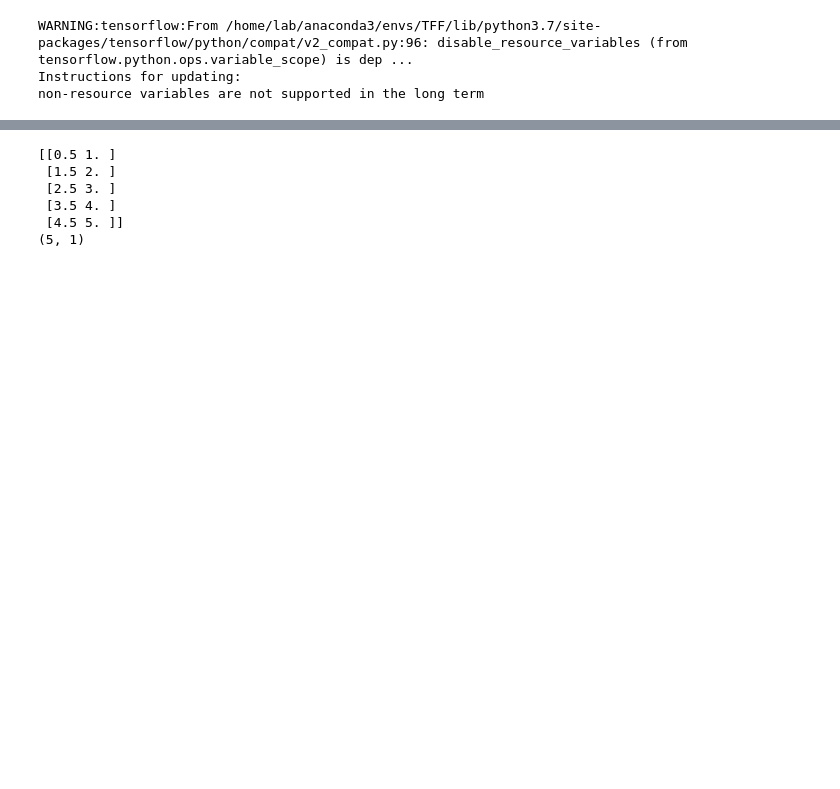
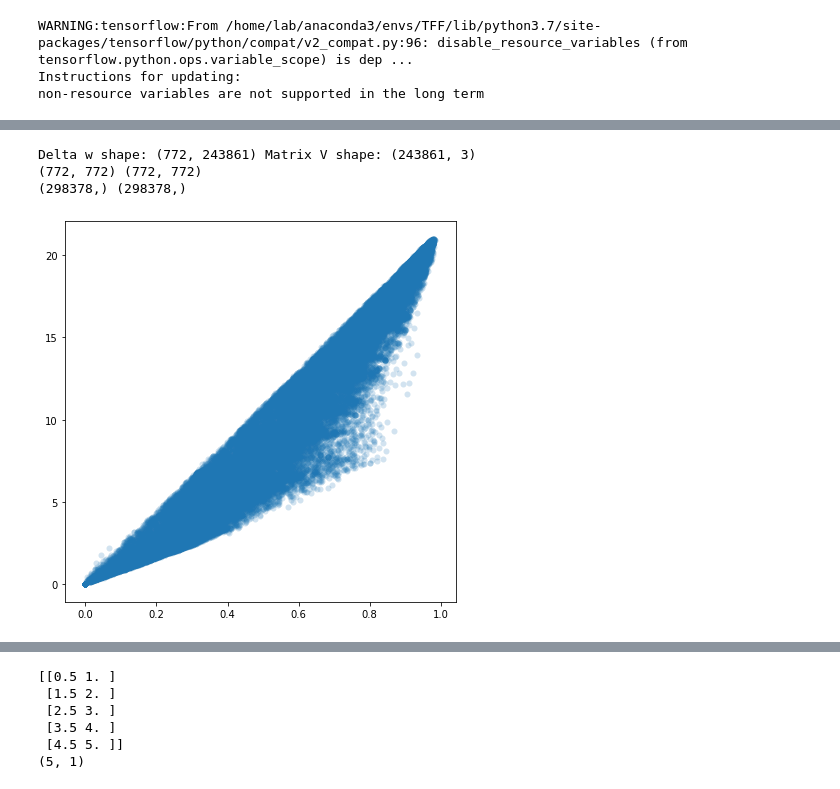
Before and after one commit to morningD/FlexCFL, a Jupyter notebook: GrouProx_notebook.ipynb, the cells around one changed output, grey strips where cells are left out. Drawn from its saved outputs; the diff is of its cells as text; code cells hidden in the pictures; blank space fills up the shorter version.

```diff
--- a/GrouProx_notebook.ipynb
+++ b/GrouProx_notebook.ipynb
@@ -25,10 +25,10 @@ params = {}
 Parameters that need to be manually set
 """
 
-#params['dataset'] = 'sent140'
-params['dataset'] = 'nist'
-params['model'] = 'mlp'
-#params['model'] = 'stacked_lstm'
+params['dataset'] = 'sent140'
+#params['dataset'] = 'nist'
+#params['model'] = 'mlp'
+params['model'] = 'stacked_lstm'
 params['optimizer'] = 'grouprox'
 params['drop_percent'] = 0
 
@@ -59,8 +59,8 @@ if params['optimizer']  == 'fedprox':
   pass
 if params['optimizer']  == 'grouprox':
   params['proximal'] = False
-  params['RAC'] = True
-  params['RCC'] = False
+  params['RAC'] = False
+  params['RCC'] = True
   params['allow_empty'] = True
 
   # TEST Hyperparameters
@@ -165,3 +164,19 @@ Clustering Inertia: 1.006733775138855
+# %%
+"""
+Test Ternary Similarity
+"""
+x, y = server.test_ternary_cosine_similariy()
+# %% [output]
+Delta w shape: (772, 243861) Matrix V shape: (243861, 3)
+(772, 772) (772, 772)
+(298378,) (298378,)
+# %%
+import matplotlib.pyplot as plt
+plt.figure(figsize=(7,7))
+plt.scatter(x[:50000], y[:50000], linewidths=0.01, alpha=0.2, norm=True)
+plt.show()
+# %% [output]
+[figure, added]
 # %%
 server.train()
 # %% [output]
```
Also changed, not shown: parts of 4 cells of this notebook, 2 other files.
